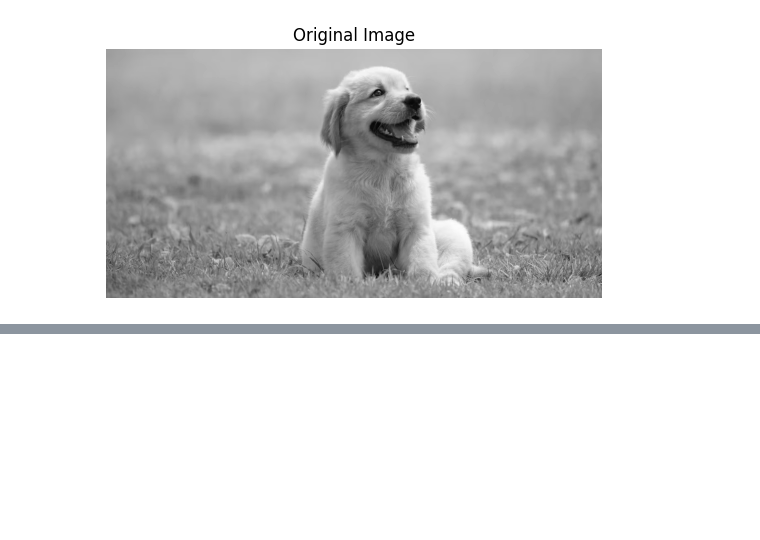
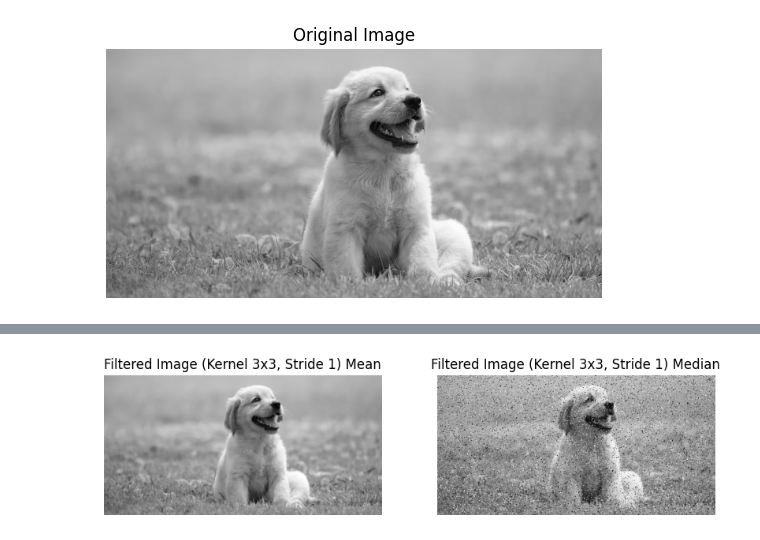
Before and after one commit to jainyakeen02/CV_LAB, a Jupyter notebook: Exp_3/exp_3.ipynb, the cells around one changed output, grey strips where cells are left out. Drawn from its saved outputs; the diff is of its cells as text; code cells hidden in the pictures; blank space fills up the shorter version.

Commit message:
Added Mean and Median Filter

```diff
--- a/Exp_3/exp_3.ipynb
+++ b/Exp_3/exp_3.ipynb
@@ -45,3 +45,40 @@ def median_filter(image, kernel_size=3, stride=1):
       output[i, j] = np.median(window)
 
   return output
+# %%
+def mean_filter(img, k=3, s=1):
+  h, w = image.shape
+  pad = k // 2
+  padded = np.pad(image, pad, mode='reflect')
+
+  out_h = (h-k+2*pad) // s+1
+  out_w = (w-k+2*pad) // s+1
+
+  og = np.zeros((out_h,out_w))
+
+  for i in range(out_h):
+    for j in range(out_w):
+      window = padded[i*s: i*s+k, j*s:j*s+k]
+      og[i,j] = np.mean(window)
+
+  return og
+# %%
+filtered_image_median = median_filter(noisy_image, kernel_size=3, stride=1)
+
+filtered_image_mean = mean_filter(noisy_image, k=3, s=1)
+
+plt.figure(figsize=(10, 5))
+
+plt.subplot(1, 2, 1)
+plt.imshow(filtered_image_mean, cmap="gray")
+plt.title("Filtered Image (Kernel 3x3, Stride 1) Mean")
+plt.axis("off")
+
+plt.subplot(1, 2, 2)
+plt.imshow(filtered_image_median, cmap="gray")
+plt.title("Filtered Image (Kernel 3x3, Stride 1) Median")
+plt.axis("off")
+
+plt.show()
+# %% [output]
+[figure, added]
```
Also changed, not shown: parts of 1 cell of this notebook.
